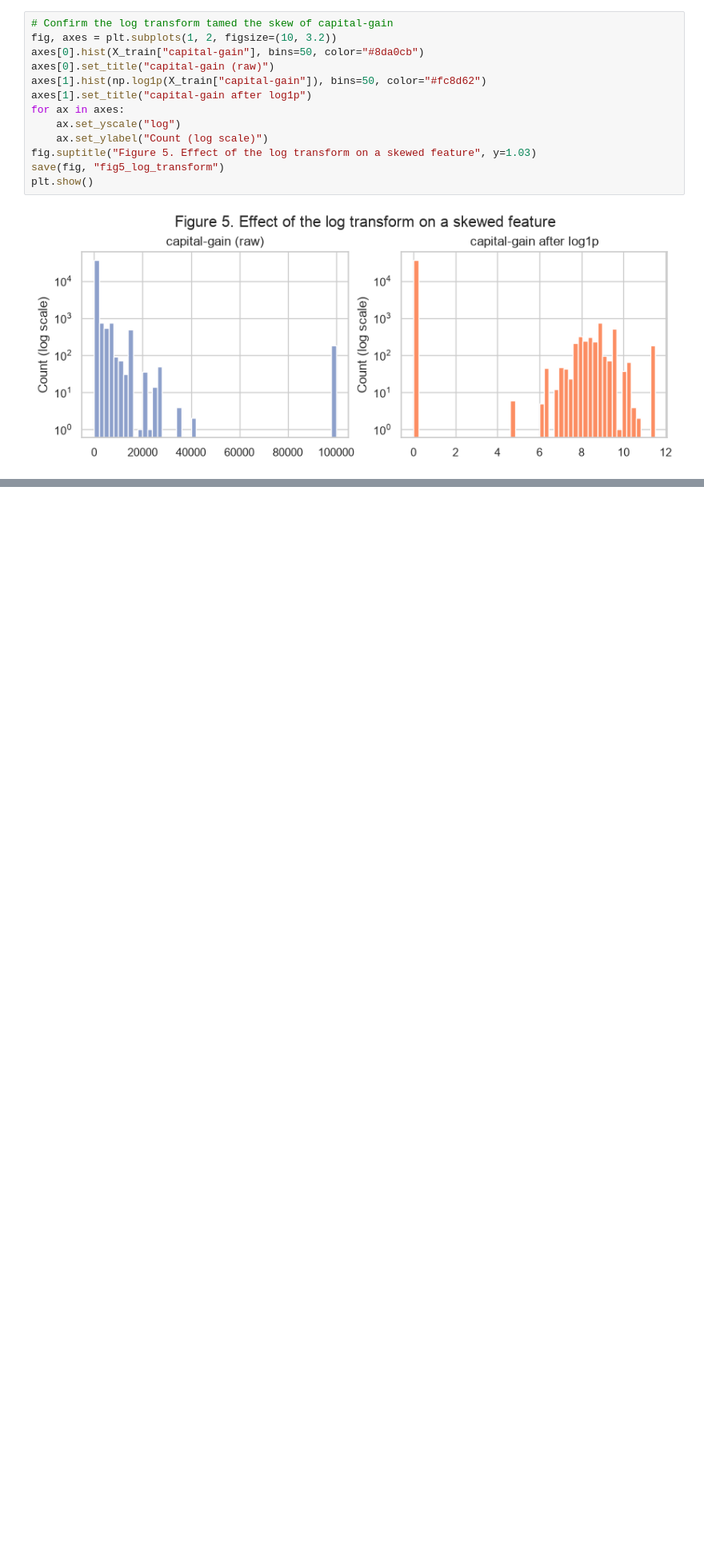
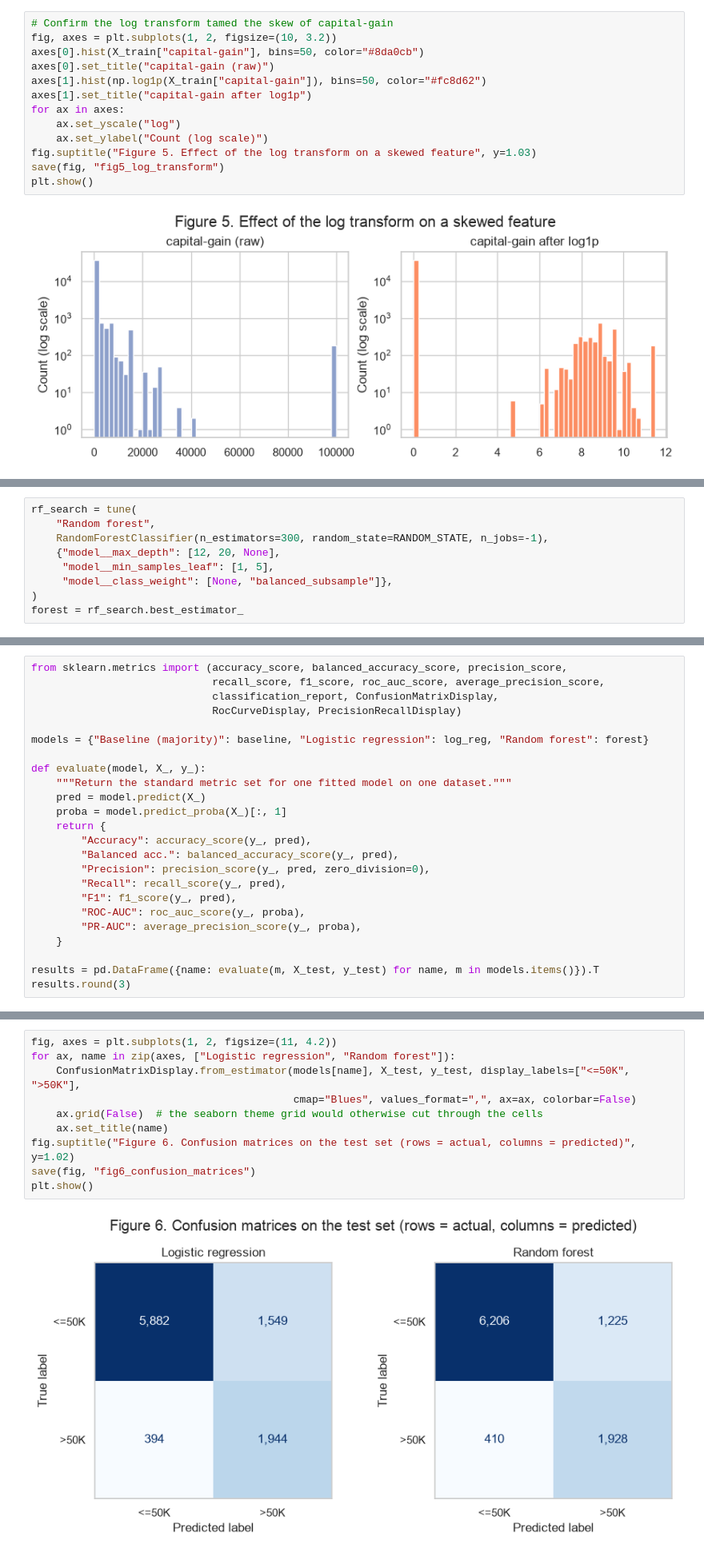
Before and after one commit to alexander-kuzmin-us/MachineLearningFoundations, a Jupyter notebook: modeling.ipynb, the cells around one changed output, grey strips where cells are left out. Shown at 80% size. Cells and saved outputs as stored; diff of their text form; blank space fills up the shorter version.

```diff
--- a/modeling.ipynb
+++ b/modeling.ipynb
@@ -444,0 +508,9 @@ plt.show()
+# %%
+rf_search = tune(
+    "Random forest",
+    RandomForestClassifier(n_estimators=300, random_state=RANDOM_STATE, n_jobs=-1),
+    {"model__max_depth": [12, 20, None],
+     "model__min_samples_leaf": [1, 5],
+     "model__class_weight": [None, "balanced_subsample"]},
+)
+forest = rf_search.best_estimator_
@@ -444,0 +555,24 @@ plt.show()
+# %%
+from sklearn.metrics import (accuracy_score, balanced_accuracy_score, precision_score,
+                             recall_score, f1_score, roc_auc_score, average_precision_score,
+                             classification_report, ConfusionMatrixDisplay,
+                             RocCurveDisplay, PrecisionRecallDisplay)
+
+models = {"Baseline (majority)": baseline, "Logistic regression": log_reg, "Random forest": forest}
+
+def evaluate(model, X_, y_):
+    """Return the standard metric set for one fitted model on one dataset."""
+    pred = model.predict(X_)
+    proba = model.predict_proba(X_)[:, 1]
+    return {
+        "Accuracy": accuracy_score(y_, pred),
+        "Balanced acc.": balanced_accuracy_score(y_, pred),
+        "Precision": precision_score(y_, pred, zero_division=0),
+        "Recall": recall_score(y_, pred),
+        "F1": f1_score(y_, pred),
+        "ROC-AUC": roc_auc_score(y_, proba),
+        "PR-AUC": average_precision_score(y_, proba),
+    }
+
+results = pd.DataFrame({name: evaluate(m, X_test, y_test) for name, m in models.items()}).T
+results.round(3)
@@ -444,0 +609,12 @@ plt.show()
+# %%
+fig, axes = plt.subplots(1, 2, figsize=(11, 4.2))
+for ax, name in zip(axes, ["Logistic regression", "Random forest"]):
+    ConfusionMatrixDisplay.from_estimator(models[name], X_test, y_test, display_labels=["<=50K", ">50K"],
+                                          cmap="Blues", values_format=",", ax=ax, colorbar=False)
+    ax.grid(False)  # the seaborn theme grid would otherwise cut through the cells
+    ax.set_title(name)
+fig.suptitle("Figure 6. Confusion matrices on the test set (rows = actual, columns = predicted)", y=1.02)
+save(fig, "fig6_confusion_matrices")
+plt.show()
+# %% [output]
+[figure, added]
```
Also changed, not shown: parts of 35 cells of this notebook, 6 other files.
